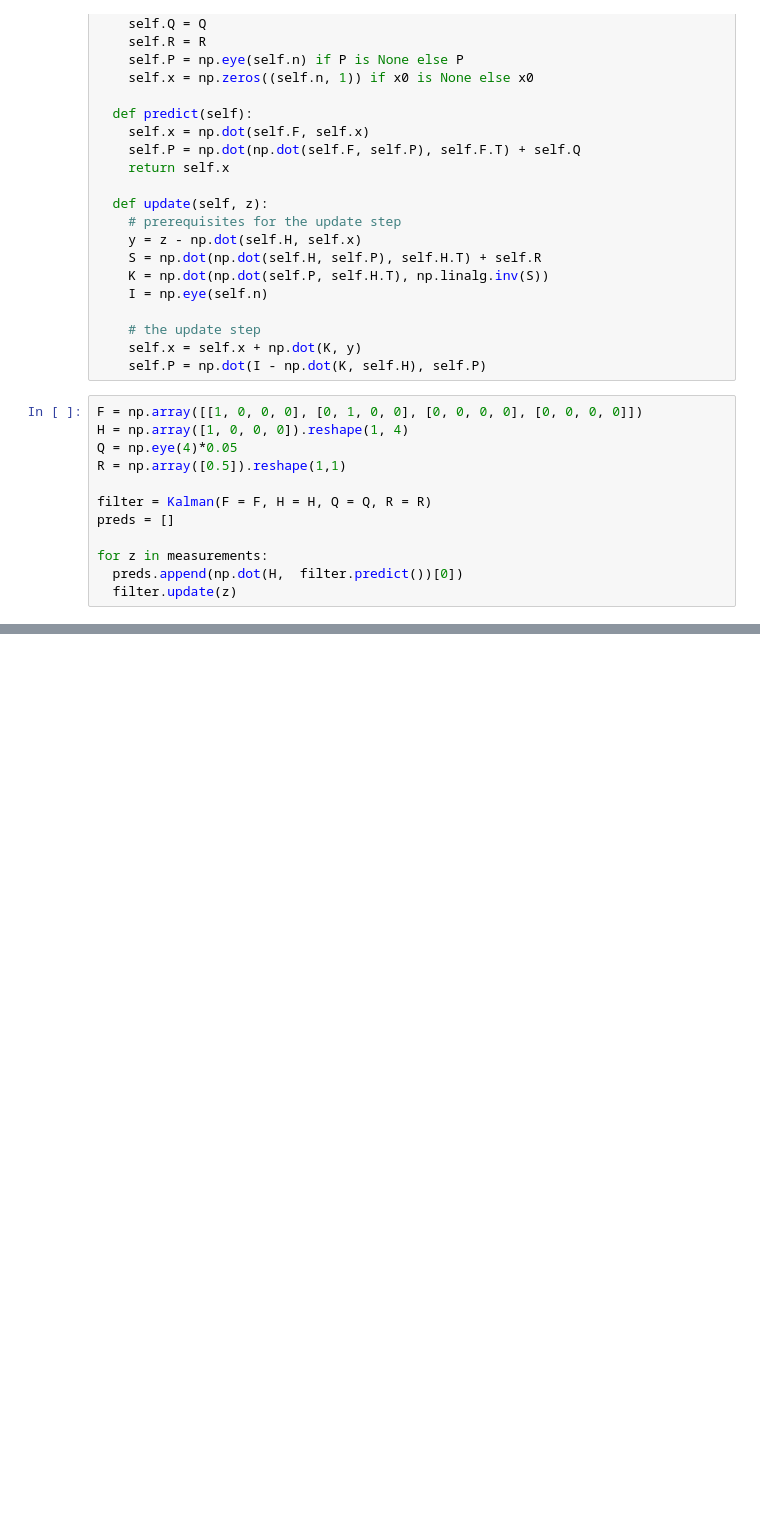
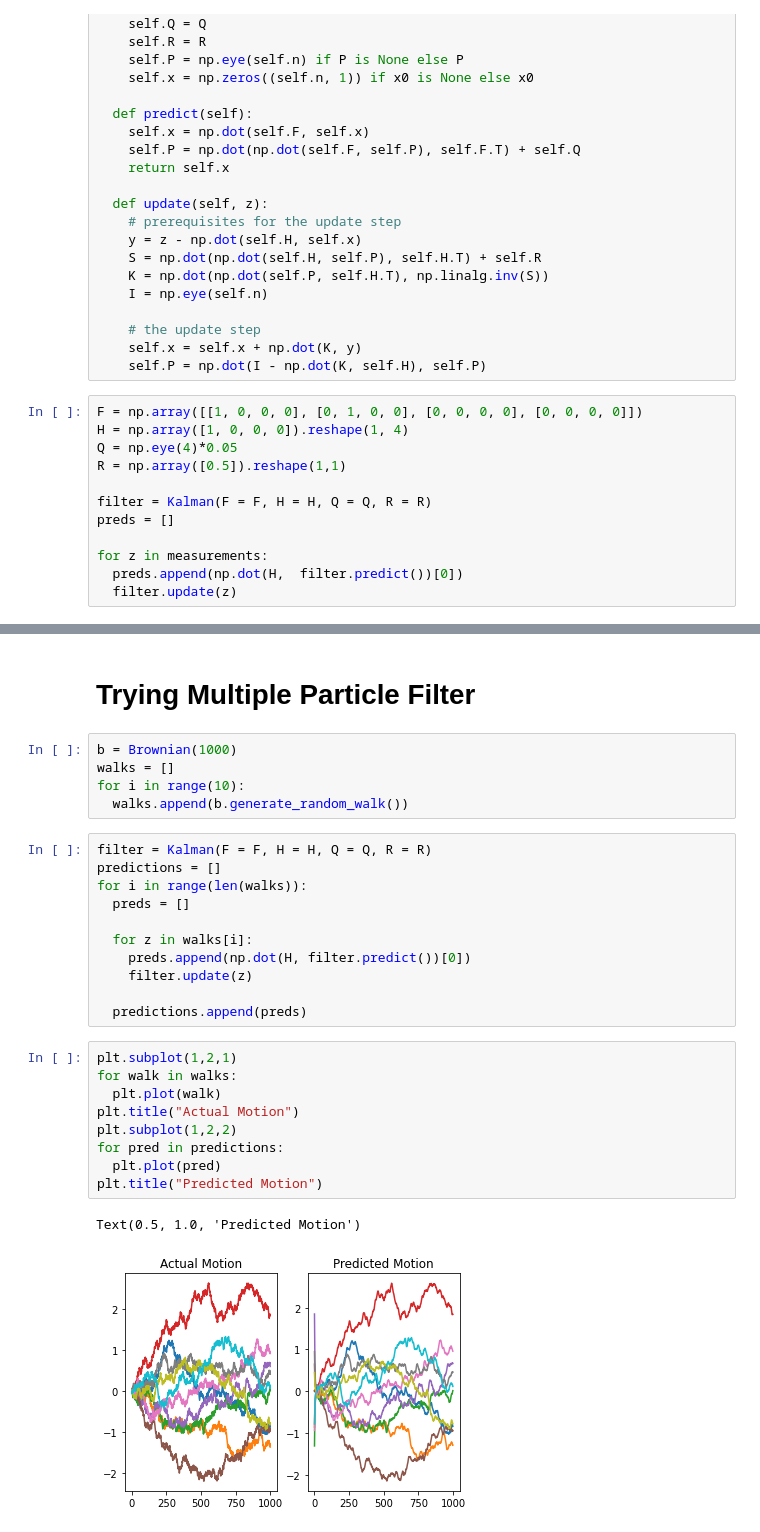
Before and after one commit to piyushmishra12/Random-Motion-Tracking, a Jupyter notebook: kalman_filter.ipynb, the cells around one changed output, grey strips where cells are left out. Saved outputs shown, nothing was run; the diff lists cells and outputs as text; blank space fills up the shorter version.

```diff
--- a/kalman_filter.ipynb
+++ b/kalman_filter.ipynb
@@ -74,0 +75,30 @@ plt.legend(['Brownian Motion', 'Prediction'])
+# %% [markdown]
+# Trying Multiple Particle Filter
+# %%
+b = Brownian(1000)
+walks = []
+for i in range(10):
+  walks.append(b.generate_random_walk())
+# %%
+filter = Kalman(F = F, H = H, Q = Q, R = R)
+predictions = []
+for i in range(len(walks)):
+  preds = []
+
+  for z in walks[i]:
+    preds.append(np.dot(H, filter.predict())[0])
+    filter.update(z)
+
+  predictions.append(preds)
+# %%
+plt.subplot(1,2,1)
+for walk in walks:
+  plt.plot(walk)
+plt.title("Actual Motion")
+plt.subplot(1,2,2)
+for pred in predictions:
+  plt.plot(pred)
+plt.title("Predicted Motion")
+# %% [output]
+Text(0.5, 1.0, 'Predicted Motion')
+[figure, added]
```
Also changed, not shown: parts of 2 cells of this notebook.
